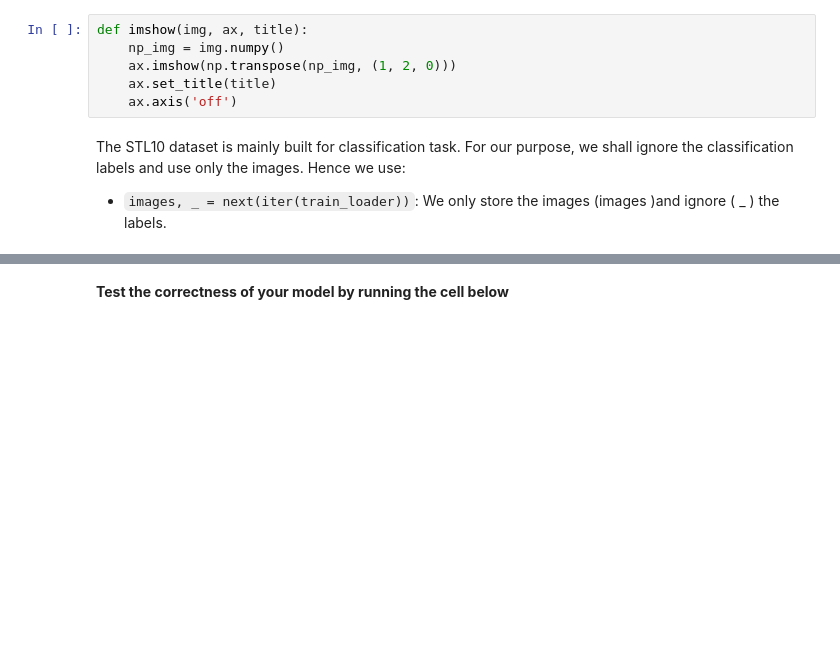
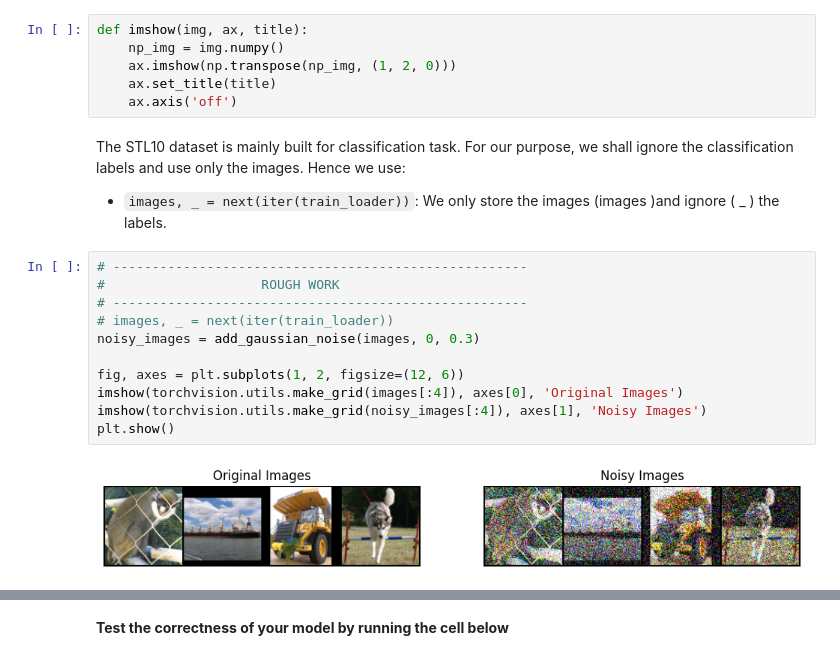
Before and after one commit to mr-hanzla/deep-learning-exercises, a Jupyter notebook: Ex2_CNN/ex2.ipynb, the cells around one changed output, grey strips where cells are left out. Cells and saved outputs as stored; diff of their text form; blank space fills up the shorter version.

```diff
--- a/Ex2_CNN/ex2.ipynb
+++ b/Ex2_CNN/ex2.ipynb
@@ -128,6 +132,19 @@ def imshow(img, ax, title):
 # %% [markdown]
 The STL10 dataset is mainly built for classification task. For our purpose, we shall ignore the classification labels and use only the images. Hence we use:
 - `images, _ = next(iter(train_loader))`: We only store the images (images )and ignore ( _ ) the labels.
+# %%
+# -----------------------------------------------------
+#                    ROUGH WORK
+# -----------------------------------------------------
+# images, _ = next(iter(train_loader))
+noisy_images = add_gaussian_noise(images, 0, 0.3)
+
+fig, axes = plt.subplots(1, 2, figsize=(12, 6))
+imshow(torchvision.utils.make_grid(images[:4]), axes[0], 'Original Images')
+imshow(torchvision.utils.make_grid(noisy_images[:4]), axes[1], 'Noisy Images')
+plt.show()
+# %% [output]
+[figure, added]
 # %%
 # Get a batch of training data
 images, _ = next(iter(train_loader))
```
Also changed, not shown: parts of 14 cells of this notebook.
